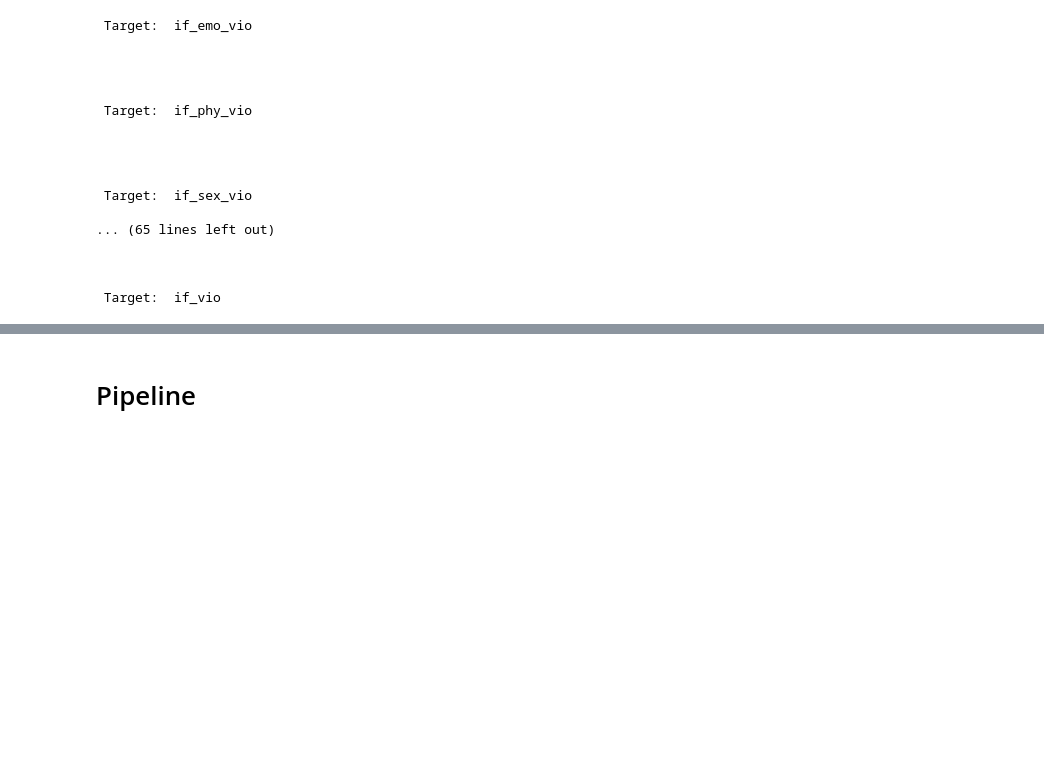
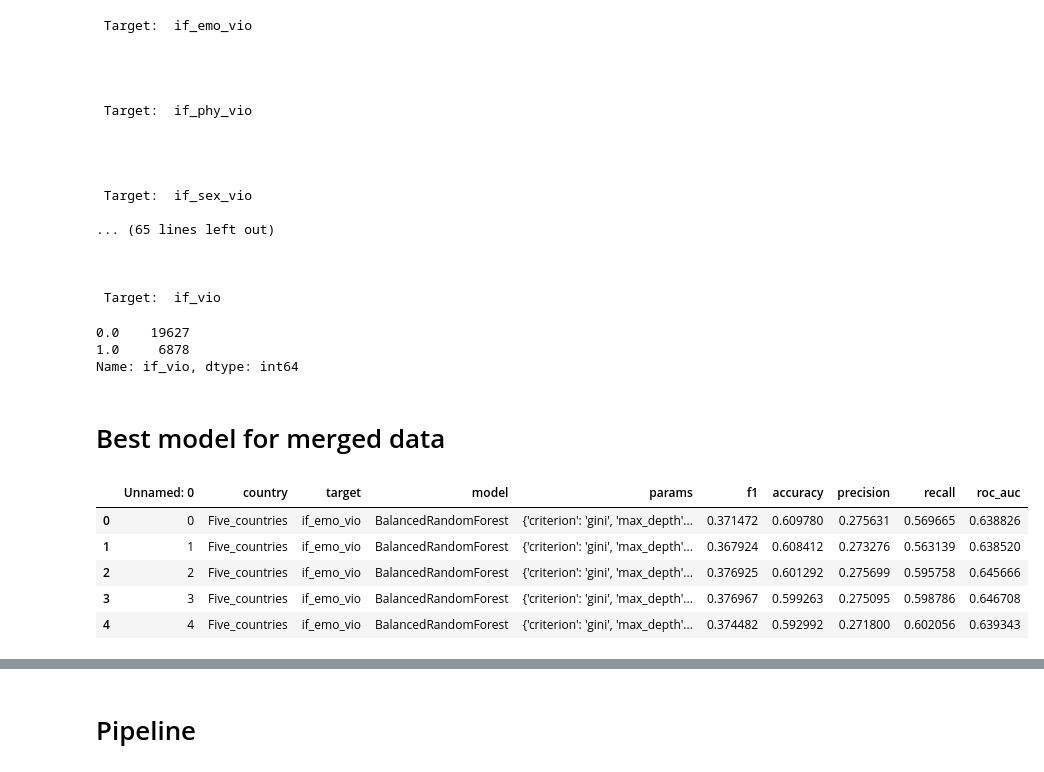
Before and after one commit to keiraou/ML-final-project, a Jupyter notebook: Tree_ensembles_analysis.ipynb, the cells around one changed output, grey strips where cells are left out. Saved outputs shown, nothing was run; the diff lists cells and outputs as text; code cells hidden in the pictures; blank space fills up the shorter version.

```diff
--- a/Tree_ensembles_analysis.ipynb
+++ b/Tree_ensembles_analysis.ipynb
@@ -186,0 +187,18 @@ five_country_df.to_csv("result_model_trees_5combined.csv")
+# %%
+df['if_vio'].value_counts()
+# %% [output]
+0.0    19627
+1.0     6878
+Name: if_vio, dtype: int64
+# %% [markdown]
+# Best model for merged data
+# %%
+model_result_merged = pd.read_csv("model_result/result_model_trees_5combined.csv")
+model_result_merged.head()
+# %% [output]
+|  | Unnamed: 0 | country | target | model | params | f1 | accuracy | precision | recall | roc_auc |
+| 0 | 0 | Five_countries | if_emo_vio | BalancedRandomForest | {'criterion': 'gini', 'max_depth'... | 0.371472 | 0.609780 | 0.275631 | 0.569665 | 0.638826 |
+| 1 | 1 | Five_countries | if_emo_vio | BalancedRandomForest | {'criterion': 'gini', 'max_depth'... | 0.367924 | 0.608412 | 0.273276 | 0.563139 | 0.638520 |
+| 2 | 2 | Five_countries | if_emo_vio | BalancedRandomForest | {'criterion': 'gini', 'max_depth'... | 0.376925 | 0.601292 | 0.275699 | 0.595758 | 0.645666 |
+| 3 | 3 | Five_countries | if_emo_vio | BalancedRandomForest | {'criterion': 'gini', 'max_depth'... | 0.376967 | 0.599263 | 0.275095 | 0.598786 | 0.646708 |
+| 4 | 4 | Five_countries | if_emo_vio | BalancedRandomForest | {'criterion': 'gini', 'max_depth'... | 0.374482 | 0.592992 | 0.271800 | 0.602056 | 0.639343 |
```
Also changed, not shown: parts of 22 cells of this notebook, 1 other file.
